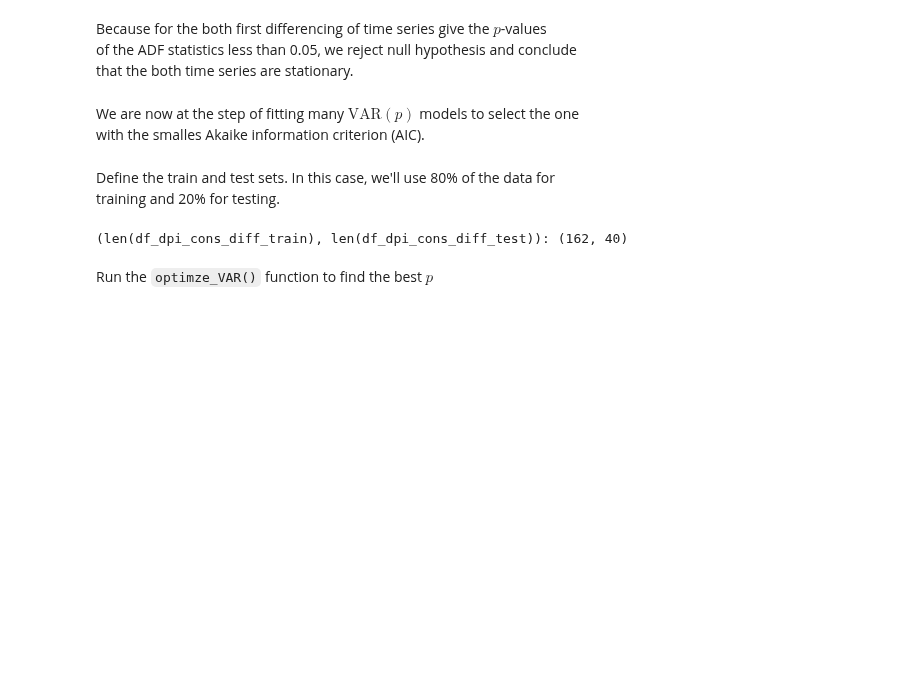
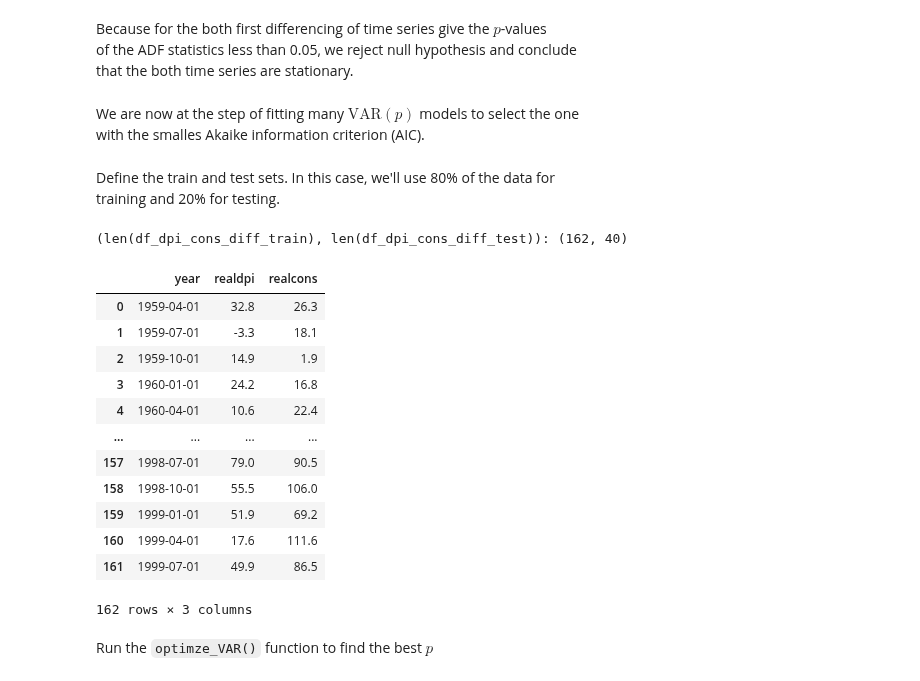
Before and after one commit to LugoBlogger/SI-201-542-forecasting-technique, a Jupyter notebook: week-11.ipynb, the cells around one changed output. Cells and saved outputs as stored; diff of their text form; code cells hidden in the pictures; blank space fills up the shorter version.

```diff
--- a/week-11.ipynb
+++ b/week-11.ipynb
@@ -326,6 +338,22 @@ len_train_test_tuple = (len(df_dpi_cons_diff_train), len(df_dpi_cons_diff_test))
 print(f"(len(df_dpi_cons_diff_train), len(df_dpi_cons_diff_test)): {len_train_test_tuple}")
 # %% [output]
 (len(df_dpi_cons_diff_train), len(df_dpi_cons_diff_test)): (162, 40)
+# %%
+df_dpi_cons_diff_train
+# %% [output]
+|  | year | realdpi | realcons |
+| 0 | 1959-04-01 | 32.8 | 26.3 |
+| 1 | 1959-07-01 | -3.3 | 18.1 |
+| 2 | 1959-10-01 | 14.9 | 1.9 |
+| 3 | 1960-01-01 | 24.2 | 16.8 |
+| 4 | 1960-04-01 | 10.6 | 22.4 |
+| ... | ... | ... | ... |
+| 157 | 1998-07-01 | 79.0 | 90.5 |
+| 158 | 1998-10-01 | 55.5 | 106.0 |
+| 159 | 1999-01-01 | 51.9 | 69.2 |
+| 160 | 1999-04-01 | 17.6 | 111.6 |
+| 161 | 1999-07-01 | 49.9 | 86.5 |
+162 rows × 3 columns
 # %% [markdown]
 Run the `optimze_VAR()` function to find the best $p$
 # %%
```
Also changed, not shown: parts of 14 cells of this notebook, 16 other files.
